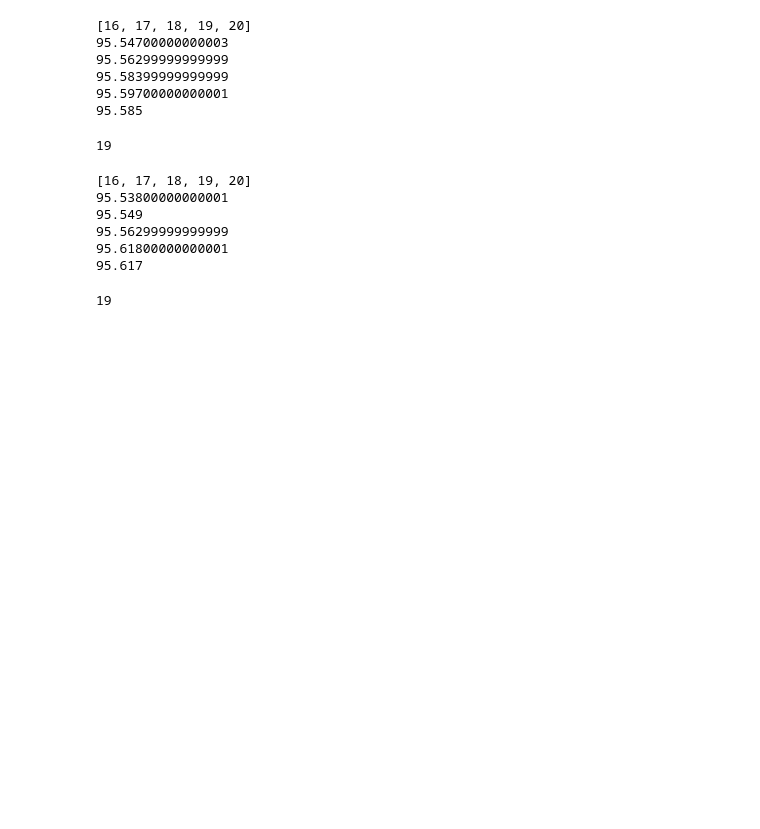
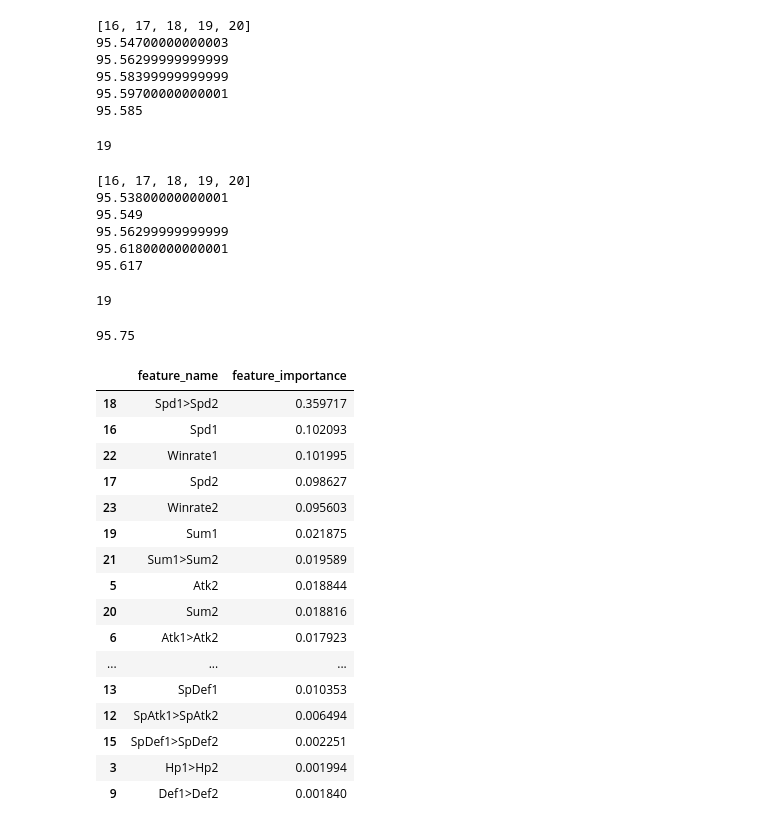
Before and after one commit to hart1dechu/PredictPokemonBattle, a Jupyter notebook: PredictionPokemon.ipynb, the cells around one changed output. Drawn from its saved outputs; the diff is of its cells as text; code cells hidden in the pictures; blank space fills up the shorter version.

Commit message:
Test et affichage

```diff
--- a/PredictionPokemon.ipynb
+++ b/PredictionPokemon.ipynb
@@ -137,6 +137,8 @@ train_raw_x,train_raw_y = read_data('train')
 test_raw_x,test_raw_y = read_data('test')
 # %%
 def winrate(pkm,allBattle,allBattleVictory):
+    """ Récupérer le taux de victoire d'un pokémon par rapport au train
+    """
     pkm = int(pkm) if type(pkm) == str else pkm
     count = 0
     win = 0
@@ -194,7 +196,7 @@ def checkMissingValue(table):
 def displayPokemon(pokemon):
     Pokemon = pd.DataFrame([x for x in pokemon],columns = ['Pokémon','Type1','Type2','HP','Atk','Def',
                                                            'SpAtk','SpDef','Spd','Legendaire','Winrate']).iloc[1:,:]
-    display(Pokemon)
+    return Pokemon
 
 def displayDecisionTable(table):
     DecisionTable = pd.DataFrame([x for x in table], columns=['DamageMultiplier','Hp1','Hp2','Hp1>Hp2','Atk1','Atk2','Atk1>Atk2',
@@ -202,7 +204,7 @@ def displayDecisionTable(table):
                                                               'SpAtk1>SpAtk2','SpDef1','SpDef2','SpDef1>SpDef2',
                                                               'Spd1','Spd2','Spd1>Spd2','Sum1','Sum2',
                                                               'Sum1>Sum2','Winrate1','Winrate2'])
-    display(DecisionTable)
+    return DecisionTable
 # %%
 pokemon = read_data_pokemon('pokemon.csv')
 # %% [markdown]
@@ -240,6 +260,8 @@ displayPokemon(pokemon)
 **Functions to obtain type advantage ratio**
 # %%
 def isTypeEffective (type1,type2):
+    """Connaitre le multiplicateur d'un type sur un autre
+    """
     type = typeTable[type1]
     if type2 in type["x2"]:
         return 2.0
@@ -251,9 +273,13 @@ def isTypeEffective (type1,type2):
         return 1.0
 
 def singleTypeAdvantage(typeAttack,typeDefense):
+    """ Multiplicateur d'un type sur deux type
+    """
     return 1.0 * isTypeEffective(typeAttack,typeDefense[0]) * (isTypeEffective(typeAttack,typeDefense[1]) if typeDefense[1] != '' else 1.0)
 
 def doubleTypeAdvantage(type1,type2):
+    """ Le meilleur multiplicateur entre les deux types d'un Pokémon (s'il en a deux)
+    """
     advantage1= singleTypeAdvantage(type1[0],type2)
     advantage2= singleTypeAdvantage(type1[1],type2) if (len(type1) > 1) & (type1[1] != '') else 0
     result = max(advantage1,advantage2)
@@ -301,7 +327,9 @@ def tableDecision(train_x,train_y):
 train_x,train_y = tableDecision(train_raw_x,train_raw_y)
 test_x,test_y = tableDecision(test_raw_x,test_raw_y)
 # %%
-displayDecisionTable(train_x)
+train_X = displayDecisionTable(train_x)
+test_X = displayDecisionTable(test_x)
+display(train_X)
 # %% [output]
 |  | DamageMultiplier | Hp1 | Hp2 | Hp1>Hp2 | Atk1 | Atk2 | Atk1>Atk2 | Def1 | Def2 | Def1>Def2 | ... |
 | 0 | 2.0 | 91 | 91 | False | 90 | 129 | False | 72 | 90 | False | ... |
@@ -435,0 +448,27 @@ test_find_best_d(4,True)
+# %%
+work_on_test(test_x,test_y)
+# %% [output]
+95.75
+# %%
+effective = pd.DataFrame()
+effective["feature_name"] = train_X.columns.tolist()
+effective["feature_importance"] = clf.feature_importances_
+effective.sort_values("feature_importance",ascending=False)
+# %% [output]
+|  | feature_name | feature_importance |
+| 18 | Spd1>Spd2 | 0.359717 |
+| 16 | Spd1 | 0.102093 |
+| 22 | Winrate1 | 0.101995 |
+| 17 | Spd2 | 0.098627 |
+| 23 | Winrate2 | 0.095603 |
+| 19 | Sum1 | 0.021875 |
+| 21 | Sum1>Sum2 | 0.019589 |
+| 5 | Atk2 | 0.018844 |
+| 20 | Sum2 | 0.018816 |
+| 6 | Atk1>Atk2 | 0.017923 |
+| ... | ... | ... |
+| 13 | SpDef1 | 0.010353 |
+| 12 | SpAtk1>SpAtk2 | 0.006494 |
+| 15 | SpDef1>SpDef2 | 0.002251 |
+| 3 | Hp1>Hp2 | 0.001994 |
+| 9 | Def1>Def2 | 0.001840 |
```
Also changed, not shown: parts of 8 cells of this notebook.
